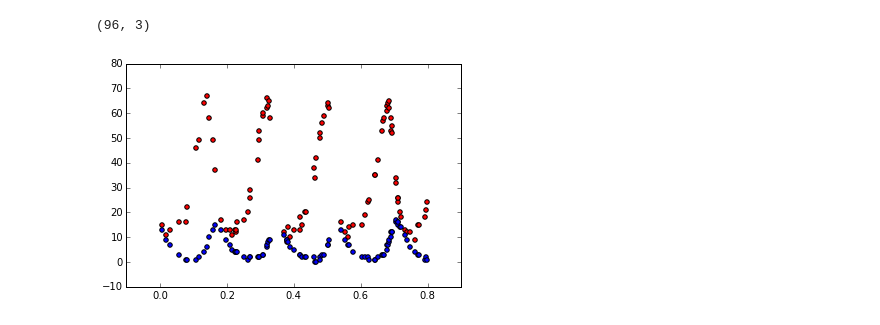
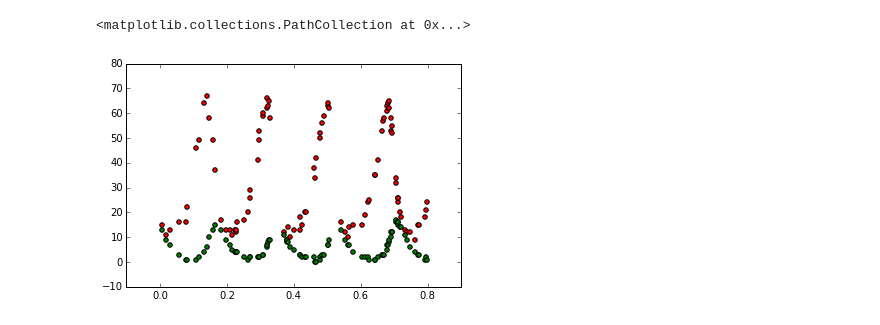
Before and after one commit to JuanRAlvarez/Tarea-8, a Jupyter notebook: LotkaVolterra/Lotka-Volterra-Graphs.ipynb, the cells around one changed output. Saved outputs shown, nothing was run; the diff lists cells and outputs as text; code cells hidden in the pictures.

```diff
--- a/LotkaVolterra/Lotka-Volterra-Graphs.ipynb
+++ b/LotkaVolterra/Lotka-Volterra-Graphs.ipynb
@@ -8,9 +6,7 @@ WARNING: pylab import has clobbered these variables: ['beta', 'gamma']
 datos = np.loadtxt("lotka_volterra_obs.dat")
 # %%
 scatter(datos[:,0],datos[:,1],c='r')
-scatter(datos[:,0],datos[:,2])
-
-print shape(datos)
+scatter(datos[:,0],datos[:,2],c='g')
 # %% [output]
-(96, 3)
+<matplotlib.collections.PathCollection at 0x...>
-[figure, old version]
+[figure, new version]
```
Also changed, not shown: parts of 7 cells of this notebook, 18 other files.
